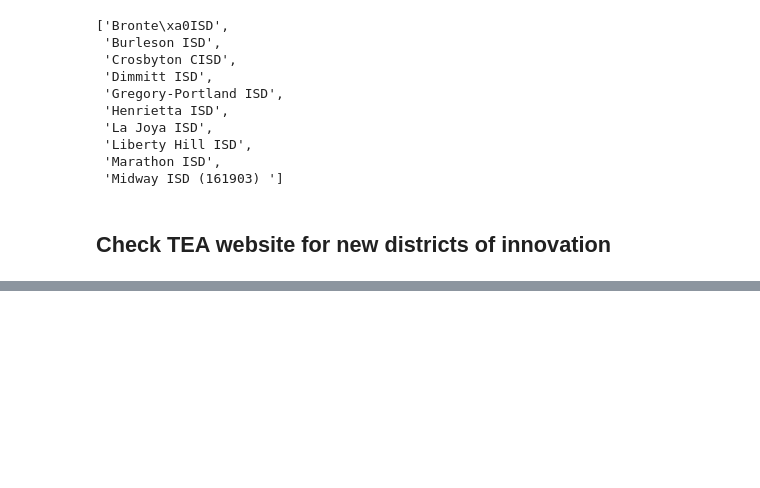
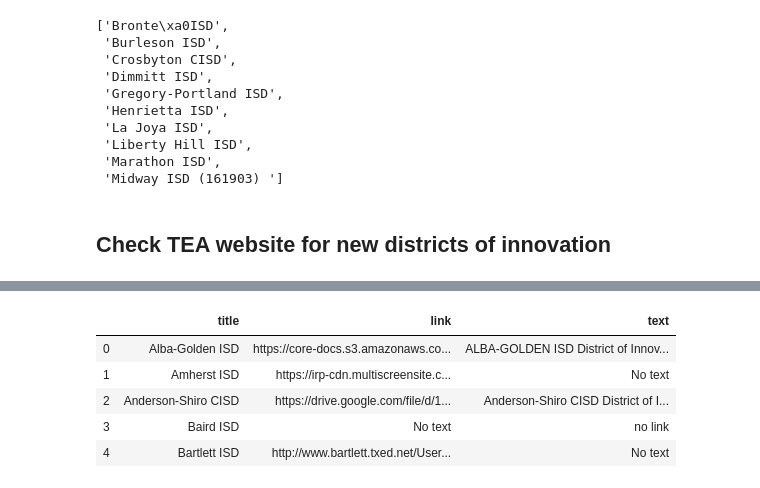
Before and after one commit to KylieLAnglin/dofis, a Jupyter notebook: data_from_plans/10a_update_dois.ipynb, the cells around one changed output, grey strips where cells are left out. Drawn from its saved outputs; the diff is of its cells as text; code cells hidden in the pictures; blank space fills up the shorter version.

```diff
--- a/data_from_plans/10a_update_dois.ipynb
+++ b/data_from_plans/10a_update_dois.ipynb
@@ -113,0 +146,10 @@ len(new_districts_links_df)
+# %%
+updated_df = clean_documents.remove_whitespace(updated_df, text_col = 'text')
+updated_df.head()
+# %% [output]
+|  | title | link | text |
+| 0 | Alba-Golden ISD | https://core-docs.s3.amazonaws.co... | ALBA-GOLDEN ISD District of Innov... |
+| 1 | Amherst ISD | https://irp-cdn.multiscreensite.c... | No text |
+| 2 | Anderson-Shiro CISD | https://drive.google.com/file/d/1... | Anderson-Shiro CISD District of I... |
+| 3 | Baird ISD | No text | no link |
+| 4 | Bartlett ISD | http://www.bartlett.txed.net/User... | No text |
```
Also changed, not shown: parts of 19 cells of this notebook.
